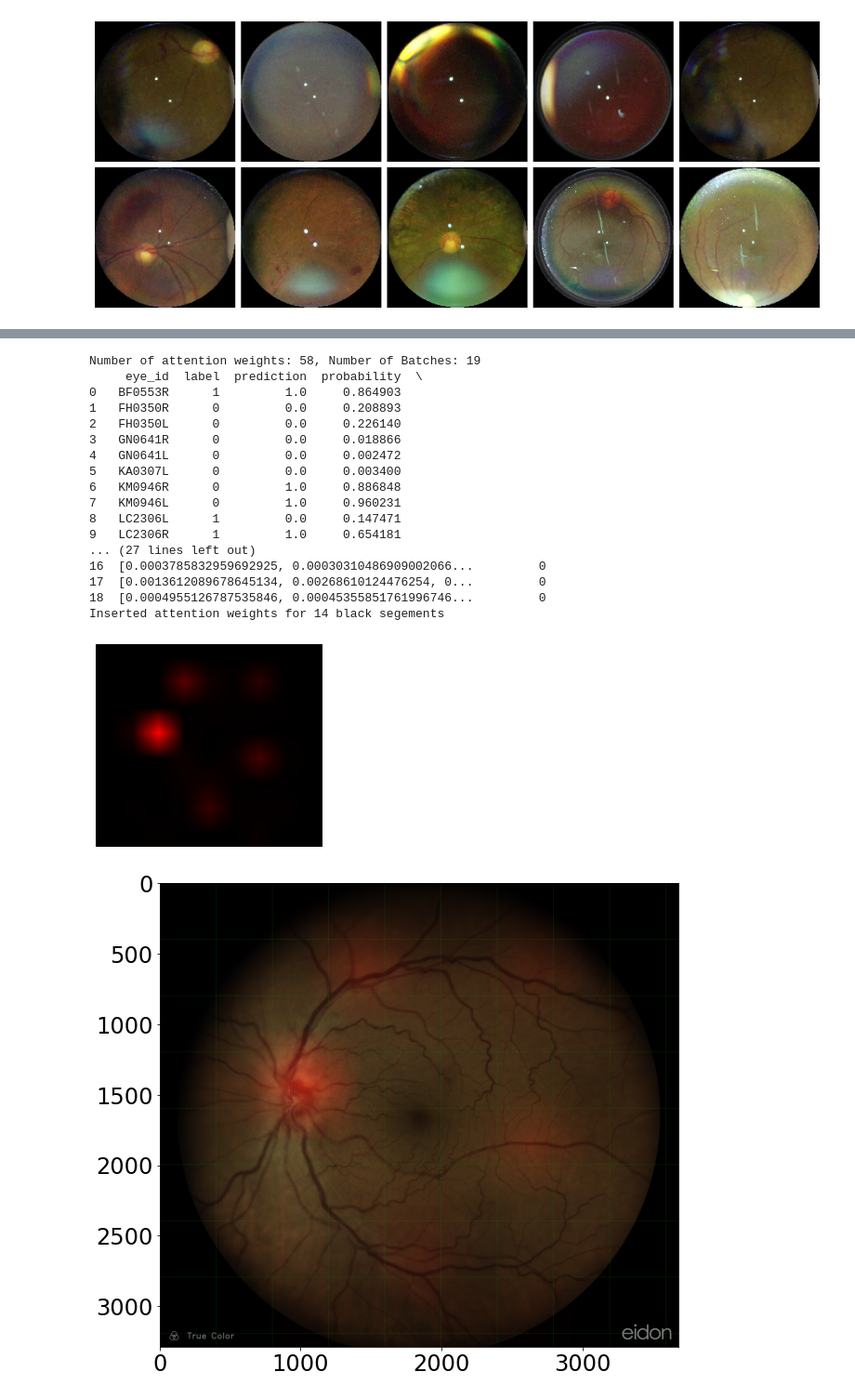
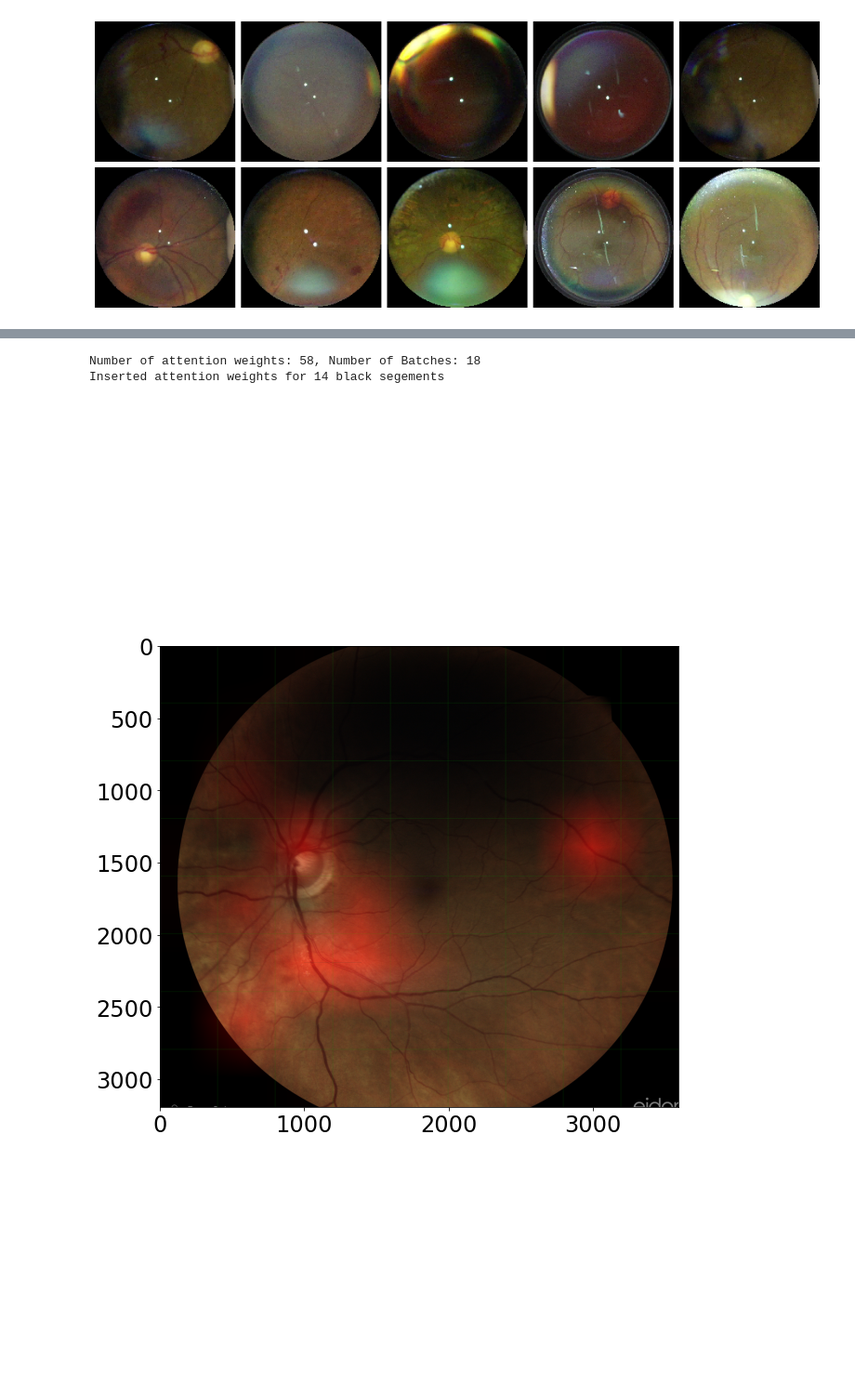
Before and after one commit to AgenoDrei/pad_classification, a Jupyter notebook: analysis_visualize_results.py.ipynb, the cells around one changed output, grey strips where cells are left out. Shown at 93% size. Saved outputs shown, nothing was run; the diff lists cells and outputs as text; code cells hidden in the pictures; blank space fills up the shorter version.

Commit message:
Improve weight visualization through capping

```diff
--- a/analysis_visualize_results.py.ipynb
+++ b/analysis_visualize_results.py.ipynb
@@ -211,66 +215,49 @@ Precision recall AUC:  0.8740079365079365
 # %%
-df_att = pd.read_csv('/home/simon/Code/krepelschrofen/pad_classification/20201210_1703_fold6_PAD/49_last_pad_model_0.5.csv')
-example_examination = 'OR1248L'
+df_att = pd.read_csv('/home/simon/Code/krepelschrofen/pad_classification/20201210_1635_fold5_PAD/49_last_pad_model_0.615.csv')
+example_examination = 'GU0841L'
+black_th = 0.5
+upper_value = 3.56
+segment_size = 399
+grid_color = [0, 255, 0]
+
+
 example_idx = df_att[df_att['eye_id'] == example_examination].index
 example_img = io.imread(os.path.join('/home/simon/Data/pAVK_dataset/Color_anonym/', example_examination + '.jpg'))
-
-dx, dy = 399, 399
-grid_color = [0, 255, 0]
-example_img[:,::dy,:] = grid_color
-example_img[::dx,:,:] = grid_color
-
-plt.axis('off')
-plt.imshow(example_img)
+example_img[:,::segment_size,:] = grid_color
+example_img[::segment_size,:,:] = grid_color
 
 df_att['prediction'] = df_att['prediction'].apply(lambda d: eval(d)[0])
 att_w = get_normalized_weights(df_att, mode='append')
-print(df_att.head(20))
+count, seg_count = 0, 0
 weights = att_w[example_idx]
+weights[weights >= upper_value] = upper_value
 weights = (weights - np.min(weights)) / (np.max(weights) - np.min(weights))
-count, seg_count = 0, 0
-for y in range(0, example_img.shape[0], 399):
-    for x in range(0, example_img.shape[1], 399):
-        segment = example_img[y:y+399, x:x+399]
-        if segment.shape[0] * segment.shape[1] != 399**2:
+for y in range(0, example_img.shape[0], segment_size):
+    for x in range(0, example_img.shape[1], segment_size):
+        segment = example_img[y:y+segment_size, x:x+segment_size]
+        if segment.shape[0] * segment.shape[1] != segment_size**2:
             continue
         count_non_black_px = cv2.countNonZero(cv2.cvtColor(segment, cv2.COLOR_BGR2GRAY))
-        if count_non_black_px / 399**2 < 0.5:
+        if count_non_black_px / segment_size**2 < black_th:
             count += 1
             weights = np.insert(weights, seg_count, 0.0)
         seg_count += 1
+print(f'Inserted attention weights for {count} black segements')
+#print(df_att.head(20))
 
-print(f'Inserted attention weights for {count} black segements')
-
-att_heatmap = weights.reshape((example_img.shape[0] // 399, example_img.shape[1] // 399))
+att_heatmap = weights.reshape((example_img.shape[0] // segment_size, example_img.shape[1] // segment_size))
+example_img = example_img[:segment_size * att_heatmap.shape[0], :segment_size * att_heatmap.shape[1]]
 att_heatmap_scale = cv2.resize(att_heatmap, (example_img.shape[1], example_img.shape[0]))
-colormap = plt.get_cmap('viridis')
 att_heatmap_scale = (att_heatmap_scale * 256).astype(np.uint8)
 att_heatmap_scale = cv2.merge((att_heatmap_scale, np.zeros_like(att_heatmap_scale), np.zeros_like(att_heatmap_scale)))
-#att_heatmap_scale = cv2.cvtColor(att_heatmap_scale, cv2.COLOR_GRAY2RGB)
-plt.imshow(att_heatmap_scale)
-#plt.imshow(att_heatmap, cmap='viridis', interpolation='nearest')
 
+plt.axis('off')
 fig = plt.figure(figsize=(10., 10.))
 fin = cv2.addWeighted(att_heatmap_scale, 0.5, example_img, 0.5, 0)
 plt.imshow(fin)
 plt.savefig(os.path.join('/home/simon/Pictures/', example_examination + '_visualized_attention_weights.png'))
 # %% [output]
-Number of attention weights: 58, Number of Batches: 19
-     eye_id  label  prediction  probability  \
-0   BF0553R      1         1.0     0.864903
-1   FH0350R      0         0.0     0.208893
-2   FH0350L      0         0.0     0.226140
-3   GN0641R      0         0.0     0.018866
-4   GN0641L      0         0.0     0.002472
-5   KA0307L      0         0.0     0.003400
-6   KM0946R      0         1.0     0.886848
-7   KM0946L      0         1.0     0.960231
-8   LC2306L      1         0.0     0.147471
-9   LC2306R      1         1.0     0.654181
-... (27 lines left out)
-16  [0.0003785832959692925, 0.00030310486909002066...         0
-17  [0.0013612089678645134, 0.00268610124476254, 0...         0
-18  [0.0004955126787535846, 0.00045355851761996746...         0
+Number of attention weights: 58, Number of Batches: 18
 Inserted attention weights for 14 black segements
-[figure, old version]
+[figure, new version]
-[figure, old version]
+[figure, new version]
```
Also changed, not shown: parts of 3 cells of this notebook.
